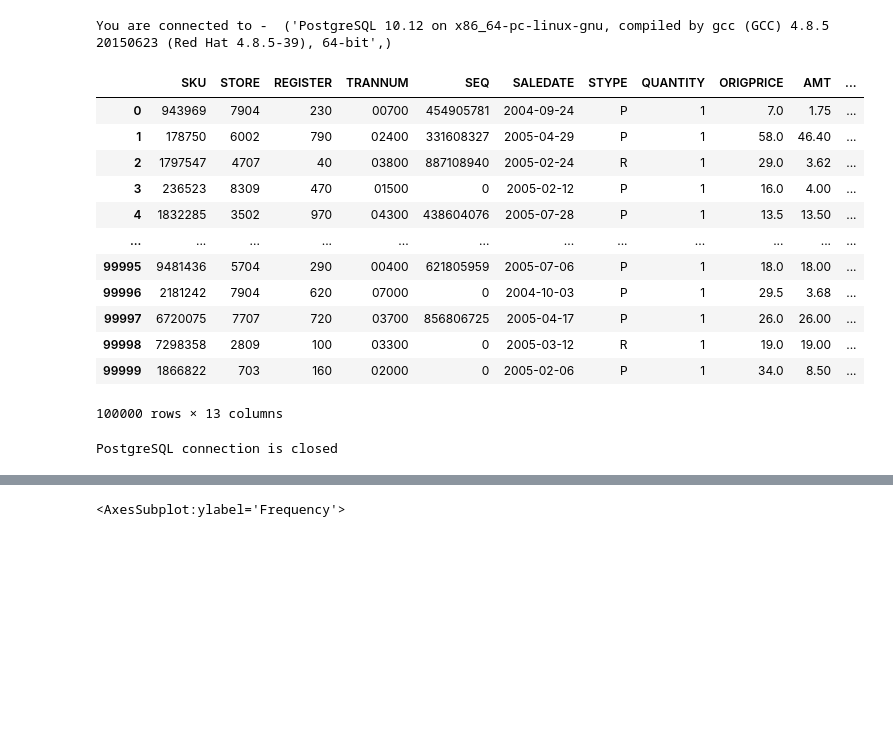
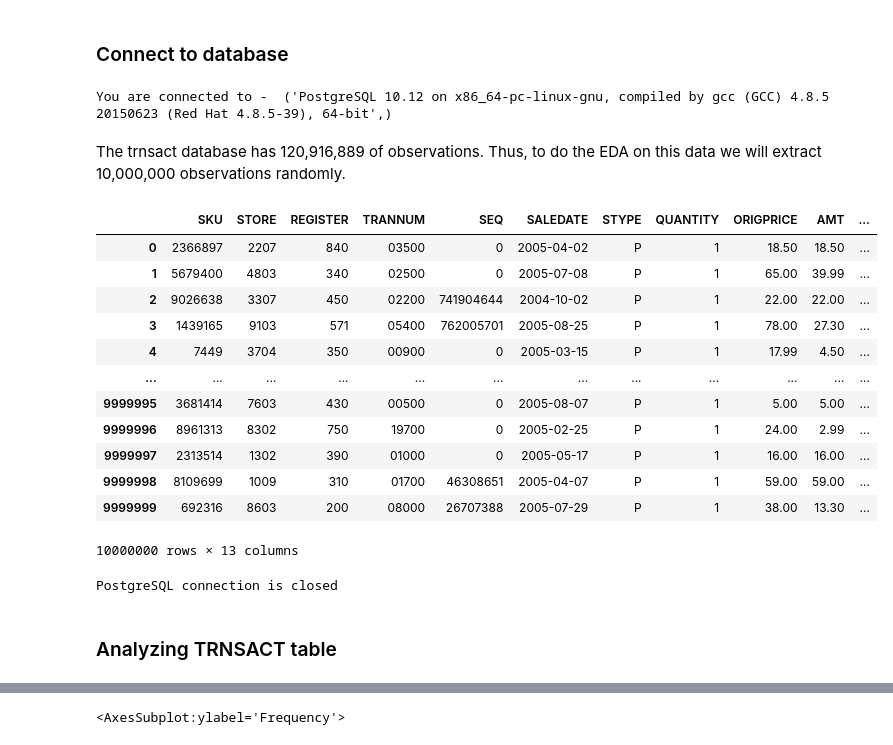
Before and after one commit to ychen595/MSiA_400_G12, a Jupyter notebook: 02_Data_Cleansing/EDA&Clean_trnsact.ipynb, the cells around one changed output, grey strips where cells are left out. Drawn from its saved outputs; the diff is of its cells as text; code cells hidden in the pictures; blank space fills up the shorter version.

```diff
--- a/02_Data_Cleansing/EDA&Clean_trnsact.ipynb
+++ b/02_Data_Cleansing/EDA&Clean_trnsact.ipynb
@@ -7,39 +16,60 @@ import matplotlib.pyplot as plt
 import seaborn as sns
+# %%
+# --- Variables on File---
+
+# Connection to db
+USER = "YOUR USER HERE"
+PSWD = "YOUR PASSWORD HERE"
+HOST = "pg.analytics.northwestern.edu"
+PORT = "5432"
+DB_NAME = "2022-everything-team12"
+# %% [markdown]
+### Connect to database
 # %%
+# Connect to postgress database
 try:
     # Connect to an existing database
-    connection = psycopg2.connect(user="ycj6475",
-                                  password="password!",
-                                  host="pg.analytics.northwestern.edu",
-                                  port="5432",
-                                  database="2022-everything-team12")
+    connection = psycopg2.connect(user = USER,
+                                  password = PSWD,
+                                  host = HOST,
+                                  port = PORT,
+                                  database = DB_NAME)
 
     # Create a cursor to perform database operations
     cursor = connection.cursor()
+
     # Print PostgreSQL details
     cursor.execute("SELECT version();")
+
     # Fetch result
     record = cursor.fetchone()
+
+    # Print succesfull connection
     print("You are connected to - ", record, "\n")
+
 except (Exception, Error) as error:
+    # Print error conecting to ostgres
     print("Error while connecting to PostgreSQL", error)
 # %% [output]
 You are connected to -  ('PostgreSQL 10.12 on x86_64-pc-linux-gnu, compiled by gcc (GCC) 4.8.5 20150623 (Red Hat 4.8.5-39), 64-bit',)
+# %% [markdown]
+The trnsact database has 120,916,889 of observations. Thus, to do the EDA on this data we will extract 10,000,000 observations randomly.
 # %%
-df_trnsact = pd.read_sql("select * from \"TRNSACT\"order by random() LIMIT 100000", connection);
-df_trnsact
+# Retrive a sample of the data
+df = pd.read_sql("select * from \"TRNSACT\"order by random() LIMIT 10000000", connection);
+df
 # %% [output]
 |  | SKU | STORE | REGISTER | TRANNUM | SEQ | SALEDATE | STYPE | QUANTITY | ORIGPRICE | AMT | ... |
-| 0 | 943969 | 7904 | 230 | 00700 | 454905781 | 2004-09-24 | P | 1 | 7.0 | 1.75 | ... |
-| 1 | 178750 | 6002 | 790 | 02400 | 331608327 | 2005-04-29 | P | 1 | 58.0 | 46.40 | ... |
-| 2 | 1797547 | 4707 | 40 | 03800 | 887108940 | 2005-02-24 | R | 1 | 29.0 | 3.62 | ... |
-| 3 | 236523 | 8309 | 470 | 01500 | 0 | 2005-02-12 | P | 1 | 16.0 | 4.00 | ... |
-| 4 | 1832285 | 3502 | 970 | 04300 | 438604076 | 2005-07-28 | P | 1 | 13.5 | 13.50 | ... |
+| 0 | 2366897 | 2207 | 840 | 03500 | 0 | 2005-04-02 | P | 1 | 18.50 | 18.50 | ... |
+| 1 | 5679400 | 4803 | 340 | 02500 | 0 | 2005-07-08 | P | 1 | 65.00 | 39.99 | ... |
+| 2 | 9026638 | 3307 | 450 | 02200 | 741904644 | 2004-10-02 | P | 1 | 22.00 | 22.00 | ... |
+| 3 | 1439165 | 9103 | 571 | 05400 | 762005701 | 2005-08-25 | P | 1 | 78.00 | 27.30 | ... |
+| 4 | 7449 | 3704 | 350 | 00900 | 0 | 2005-03-15 | P | 1 | 17.99 | 4.50 | ... |
 | ... | ... | ... | ... | ... | ... | ... | ... | ... | ... | ... | ... |
-| 99995 | 9481436 | 5704 | 290 | 00400 | 621805959 | 2005-07-06 | P | 1 | 18.0 | 18.00 | ... |
-| 99996 | 2181242 | 7904 | 620 | 07000 | 0 | 2004-10-03 | P | 1 | 29.5 | 3.68 | ... |
-| 99997 | 6720075 | 7707 | 720 | 03700 | 856806725 | 2005-04-17 | P | 1 | 26.0 | 26.00 | ... |
-| 99998 | 7298358 | 2809 | 100 | 03300 | 0 | 2005-03-12 | R | 1 | 19.0 | 19.00 | ... |
-| 99999 | 1866822 | 703 | 160 | 02000 | 0 | 2005-02-06 | P | 1 | 34.0 | 8.50 | ... |
+| 9999995 | 3681414 | 7603 | 430 | 00500 | 0 | 2005-08-07 | P | 1 | 5.00 | 5.00 | ... |
+| 9999996 | 8961313 | 8302 | 750 | 19700 | 0 | 2005-02-25 | P | 1 | 24.00 | 2.99 | ... |
+| 9999997 | 2313514 | 1302 | 390 | 01000 | 0 | 2005-05-17 | P | 1 | 16.00 | 16.00 | ... |
+| 9999998 | 8109699 | 1009 | 310 | 01700 | 46308651 | 2005-04-07 | P | 1 | 59.00 | 59.00 | ... |
+| 9999999 | 692316 | 8603 | 200 | 08000 | 26707388 | 2005-07-29 | P | 1 | 38.00 | 13.30 | ... |
-100000 rows × 13 columns
+10000000 rows × 13 columns
 # %%
@@ -50,3 +80,5 @@ if (connection):
     print("PostgreSQL connection is closed")
 # %% [output]
 PostgreSQL connection is closed
+# %% [markdown]
+### Analyzing TRNSACT table
```
Also changed, not shown: parts of 19 cells of this notebook, 4 other files.
